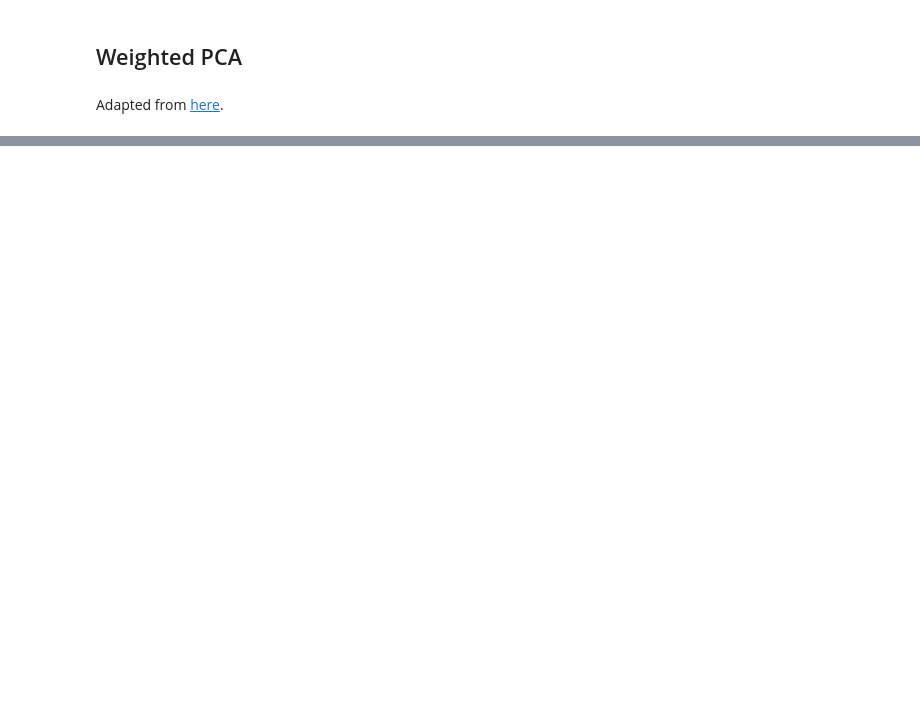
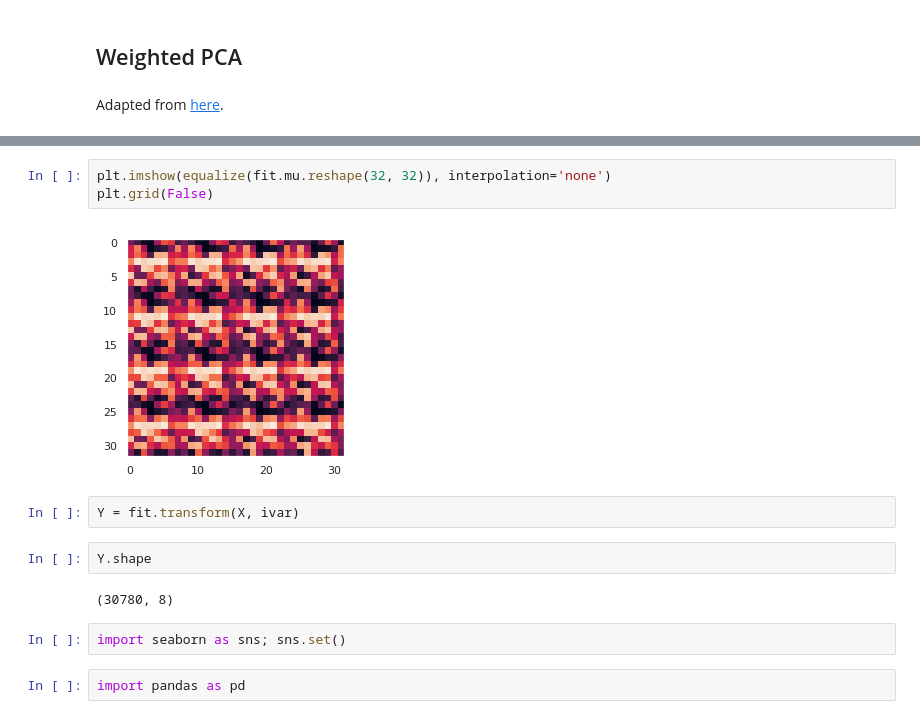
Before and after one commit to dkirkby/DC2, a Jupyter notebook: Playground.ipynb, the cells around one changed output, grey strips where cells are left out. Cells and saved outputs as stored; diff of their text form; blank space fills up the shorter version.

```diff
--- a/Playground.ipynb
+++ b/Playground.ipynb
@@ -290,0 +326,15 @@ accumulate(train_loader, 100)
+# %%
+plt.imshow(equalize(fit.mu.reshape(32, 32)), interpolation='none')
+plt.grid(False)
+# %% [output]
+[figure, added]
+# %%
+Y = fit.transform(X, ivar)
+# %%
+Y.shape
+# %% [output]
+(30780, 8)
+# %%
+import seaborn as sns; sns.set()
+# %%
+import pandas as pd
```
Also changed, not shown: parts of 12 cells of this notebook.
